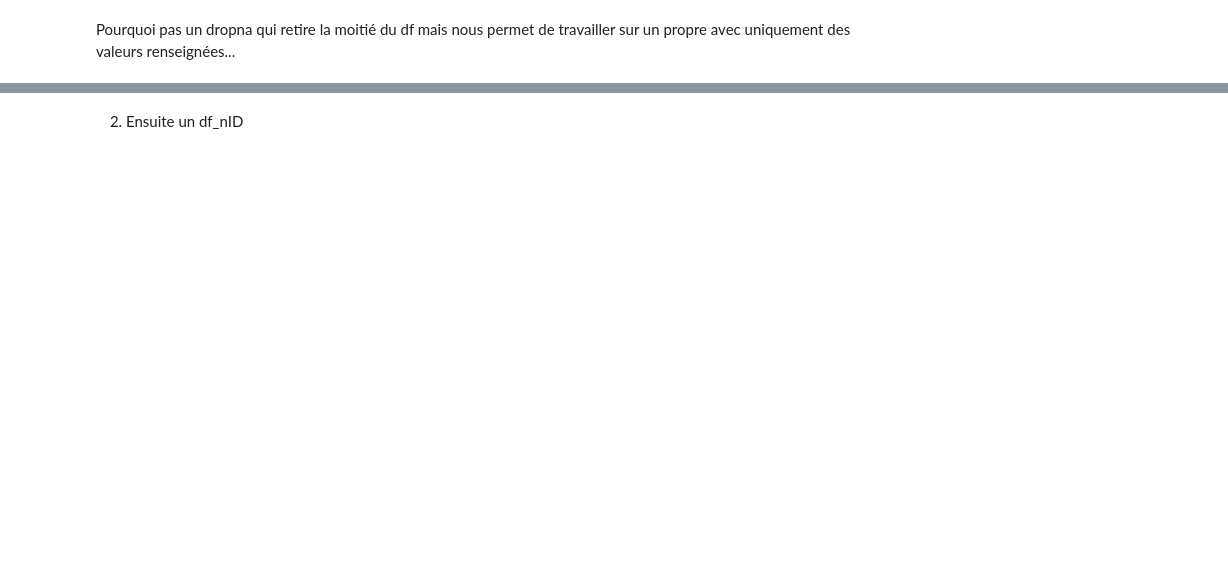
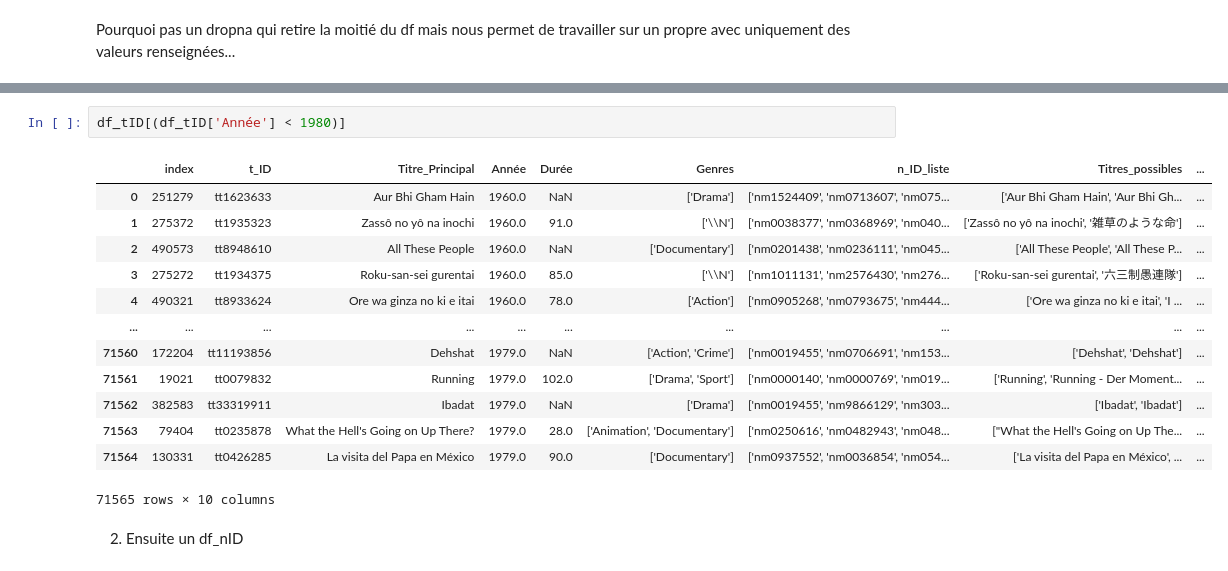
Before and after one commit to Garvoz/Alicine, a Jupyter notebook: merge_alors.ipynb, the cells around one changed output, grey strips where cells are left out. Drawn from its saved outputs; the diff is of its cells as text; blank space fills up the shorter version.

```diff
--- a/merge_alors.ipynb
+++ b/merge_alors.ipynb
@@ -84,2 +86,18 @@ df_tID.dropna()
+# %%
+df_tID[(df_tID['Année'] < 1980)]
+# %% [output]
+|  | index | t_ID | Titre_Principal | Année | Durée | Genres | n_ID_liste | Titres_possibles | ... |
+| 0 | 251279 | tt1623633 | Aur Bhi Gham Hain | 1960.0 | NaN | ['Drama'] | ['nm1524409', 'nm0713607', 'nm075... | ['Aur Bhi Gham Hain', 'Aur Bhi Gh... | ... |
+| 1 | 275372 | tt1935323 | Zassô no yô na inochi | 1960.0 | 91.0 | ['\\N'] | ['nm0038377', 'nm0368969', 'nm040... | ['Zassô no yô na inochi', '雑草のような命'] | ... |
+| 2 | 490573 | tt8948610 | All These People | 1960.0 | NaN | ['Documentary'] | ['nm0201438', 'nm0236111', 'nm045... | ['All These People', 'All These P... | ... |
+| 3 | 275272 | tt1934375 | Roku-san-sei gurentai | 1960.0 | 85.0 | ['\\N'] | ['nm1011131', 'nm2576430', 'nm276... | ['Roku-san-sei gurentai', '六三制愚連隊'] | ... |
+| 4 | 490321 | tt8933624 | Ore wa ginza no ki e itai | 1960.0 | 78.0 | ['Action'] | ['nm0905268', 'nm0793675', 'nm444... | ['Ore wa ginza no ki e itai', 'I ... | ... |
+| ... | ... | ... | ... | ... | ... | ... | ... | ... | ... |
+| 71560 | 172204 | tt11193856 | Dehshat | 1979.0 | NaN | ['Action', 'Crime'] | ['nm0019455', 'nm0706691', 'nm153... | ['Dehshat', 'Dehshat'] | ... |
+| 71561 | 19021 | tt0079832 | Running | 1979.0 | 102.0 | ['Drama', 'Sport'] | ['nm0000140', 'nm0000769', 'nm019... | ['Running', 'Running - Der Moment... | ... |
+| 71562 | 382583 | tt33319911 | Ibadat | 1979.0 | NaN | ['Drama'] | ['nm0019455', 'nm9866129', 'nm303... | ['Ibadat', 'Ibadat'] | ... |
+| 71563 | 79404 | tt0235878 | What the Hell's Going on Up There? | 1979.0 | 28.0 | ['Animation', 'Documentary'] | ['nm0250616', 'nm0482943', 'nm048... | ["What the Hell's Going on Up The... | ... |
+| 71564 | 130331 | tt0426285 | La visita del Papa en México | 1979.0 | 90.0 | ['Documentary'] | ['nm0937552', 'nm0036854', 'nm054... | ['La visita del Papa en México', ... | ... |
+71565 rows × 10 columns
 # %% [markdown]
 2. Ensuite un df_nID
```
Also changed, not shown: parts of 7 cells of this notebook.
